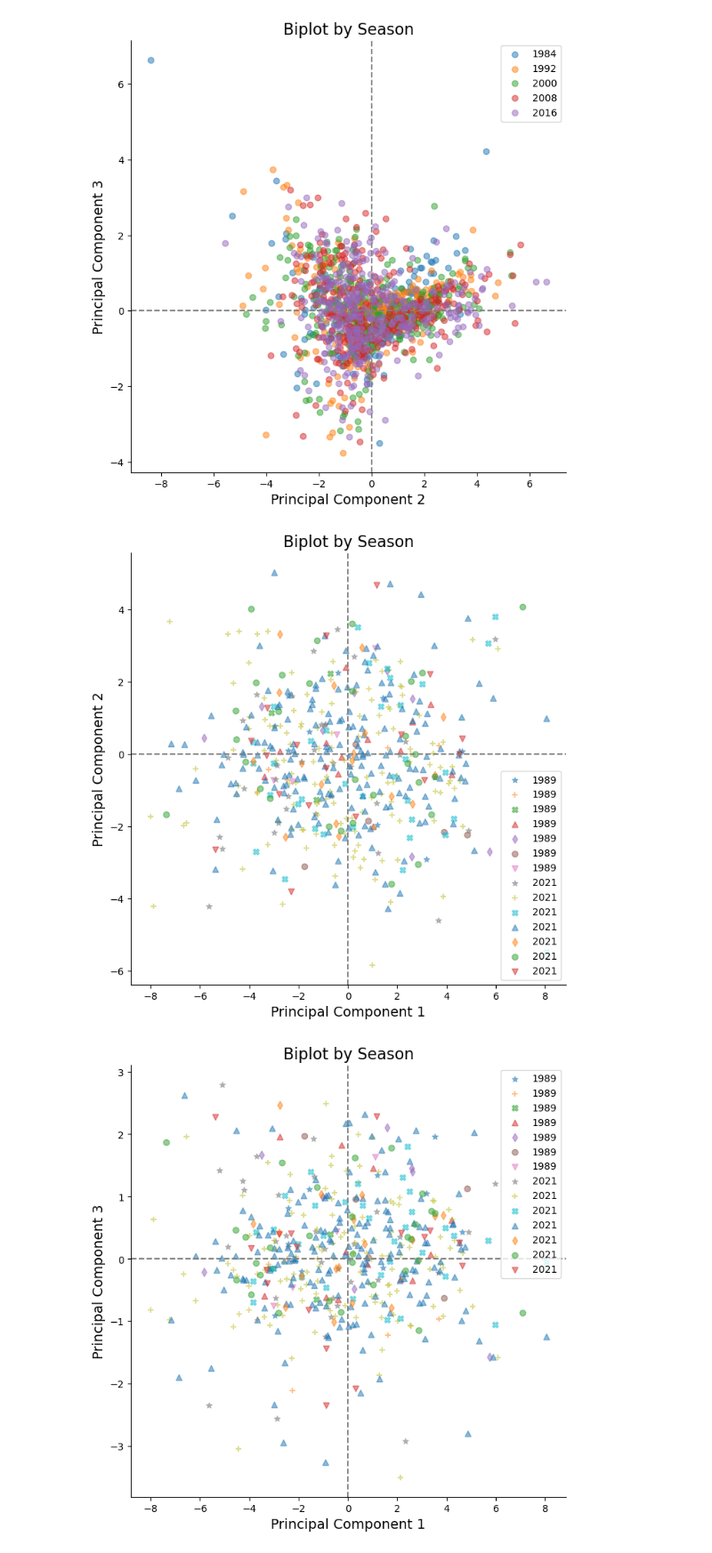
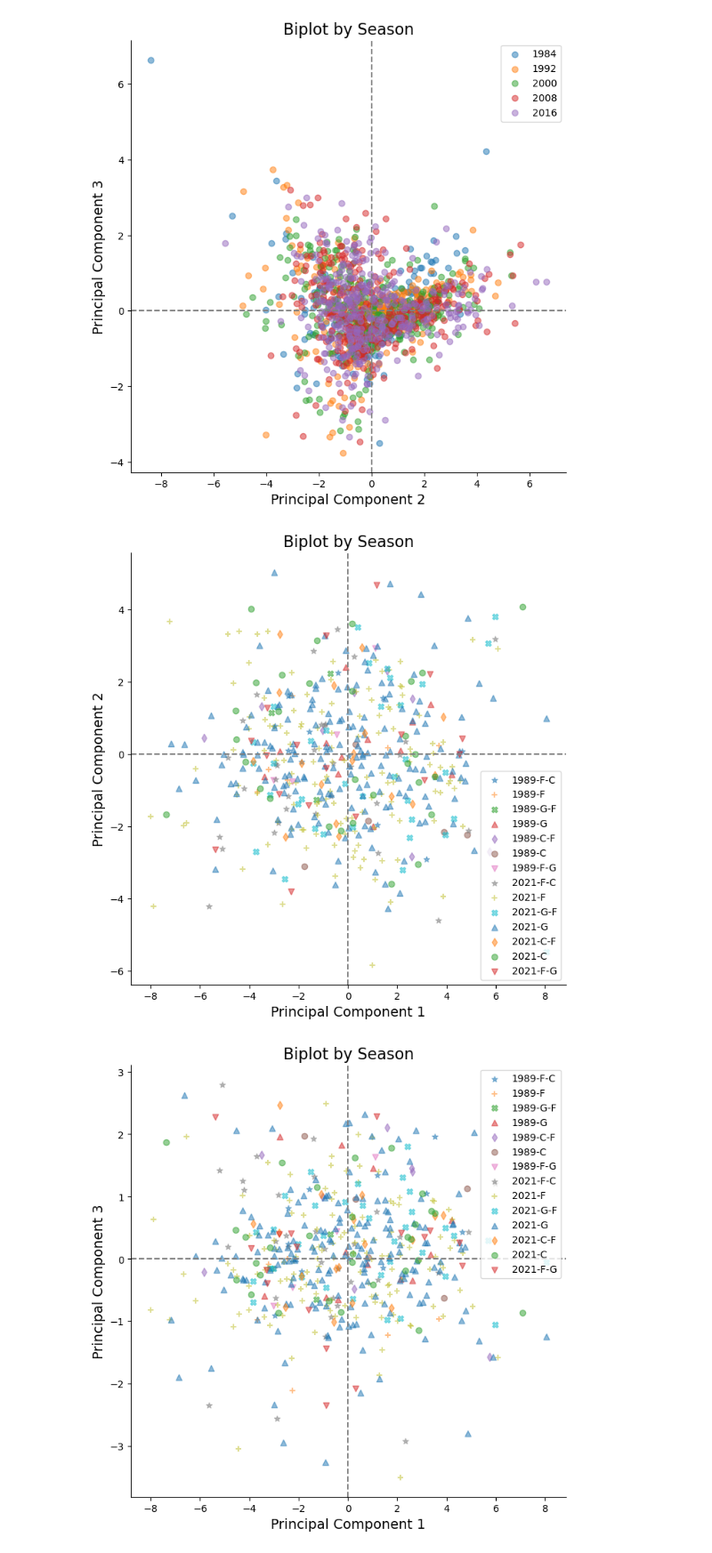
Before and after one commit to najuzilu/math-652-final-project, a Jupyter notebook: analyses/pca.ipynb, the cells around one changed output. Shown at 89% size. Drawn from its saved outputs; the diff is of its cells as text; code cells hidden in the pictures.

```diff
--- a/analyses/pca.ipynb
+++ b/analyses/pca.ipynb
@@ -104,5 +119,14 @@ Next, we'll look at the numbers of players in each season. Because non-missing s
 # %%
 x = [name for name, _ in player_df.groupby("season")]
 y = [group.shape[0] for _, group in player_df.groupby("season")]
-plt.bar(x, y)
+fig, ax = plt.subplots()
+ax.bar(x, y)
+plt.xlabel("Season", fontsize=8)
+plt.ylabel("Total Observations", fontsize=8)
+ax.spines['right'].set_visible(False)
+ax.spines['top'].set_visible(False)
+plt.xticks(fontsize=8)
+plt.yticks(fontsize=8)
+ax.axvline(x=1984, color='r', linestyle="--")
+plt.show()
 # %% [output]
@@ -314,7 +337,7 @@ plt.show()
 # %% [output]
 [figure]
 # %%
-overlap_df = pc_df[pc_df.season.isin(list(range(1984, 2021, 8)))]
+overlap_df = pc_df[pc_df.season.isin(list(range(1984, 2022, 8)))]
 
 fig, ax = plt.subplots(figsize=(8,8))
 for i, row in overlap_df.iterrows():
@@ -341,7 +364,7 @@ overlap_df = overlap_df.assign(markers=overlap_df.position_name.map(map_markers)
 fig, ax = plt.subplots(figsize=(8,8))
 for (season, marker), group in overlap_df.groupby(["season", "markers"]):
     season = int(season)
-    ax.scatter(group.scores_pc1, group.scores_pc2, alpha=0.5, label=str(season), marker=marker)
+    ax.scatter(group.scores_pc1, group.scores_pc2, alpha=0.5, label=f"{str(season)}-{group.position.unique()[0]}", marker=marker)
 
 ax.set_xlabel("Principal Component 1", fontsize=14)
 ax.set_ylabel("Principal Component 2", fontsize=14)
@@ -353,29 +376,29 @@ ax.axhline(y=0, color='grey', linestyle='--')
 plt.legend()
 plt.show()
 # %% [output]
-[figure, old version]
+[figure, new version]
 # %%
 overlap_df = player_df[player_df.season.isin([1989, 2021])]
 map_markers = {'forward-center': "*", 'center': "o", 'guard': "^", 'forward': "+", 'guard-forward': "X",
        'center-forward':"d", 'forward-guard': "v"}
 overlap_df = overlap_df.assign(markers=overlap_df.position_name.map(map_markers))
 
 fig, ax = plt.subplots(figsize=(8,8))
 for (season, marker), group in overlap_df.groupby(["season", "markers"]):
     season = int(season)
-    ax.scatter(group.scores_pc1, group.scores_pc3, alpha=0.5, label=str(season), marker=marker)
+    ax.scatter(group.scores_pc1, group.scores_pc3, alpha=0.5, label=f"{str(season)}-{group.position.unique()[0]}", marker=marker)
 
 ax.set_xlabel("Principal Component 1", fontsize=14)
 ax.set_ylabel("Principal Component 3", fontsize=14)
 ax.set_title(f"Biplot by Season", fontsize=16)
 plt.gca().spines["top"].set_visible(False)
 plt.gca().spines["right"].set_visible(False)
 ax.axvline(x=0, color='grey', linestyle='--')
 ax.axhline(y=0, color='grey', linestyle='--')
 plt.legend()
 plt.show()
 # %% [output]
-[figure, old version]
+[figure, new version]
 # %%
 overlap_df = player_df[player_df.season.isin([1989, 2021])]
 map_markers = {'forward-center': "*", 'center': "o", 'guard': "^", 'forward': "+", 'guard-forward': "X",
```
Also changed, not shown: parts of 3 cells of this notebook, 2 other files.
